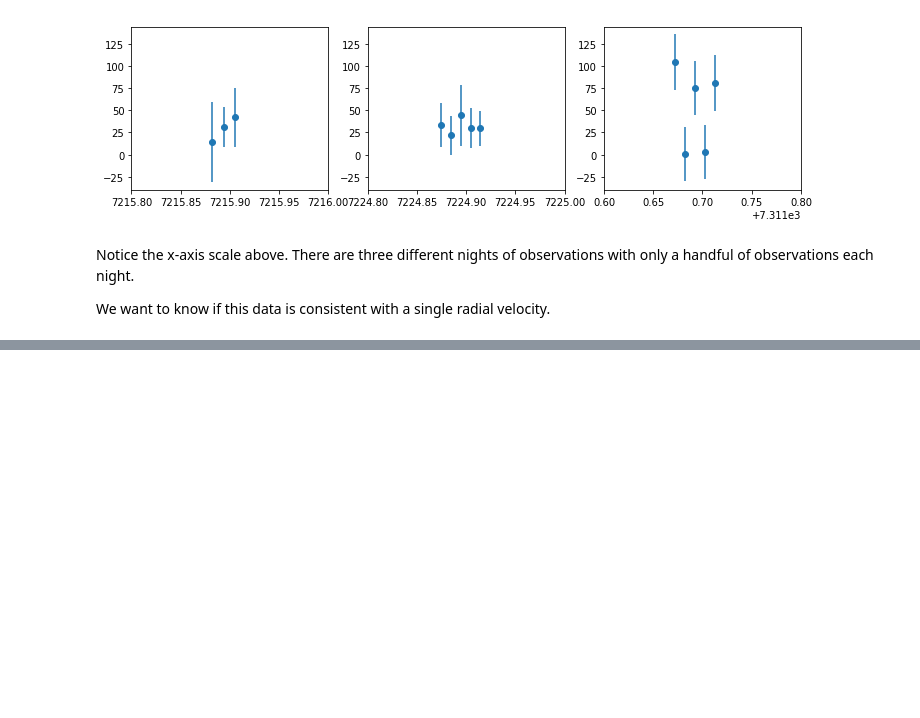
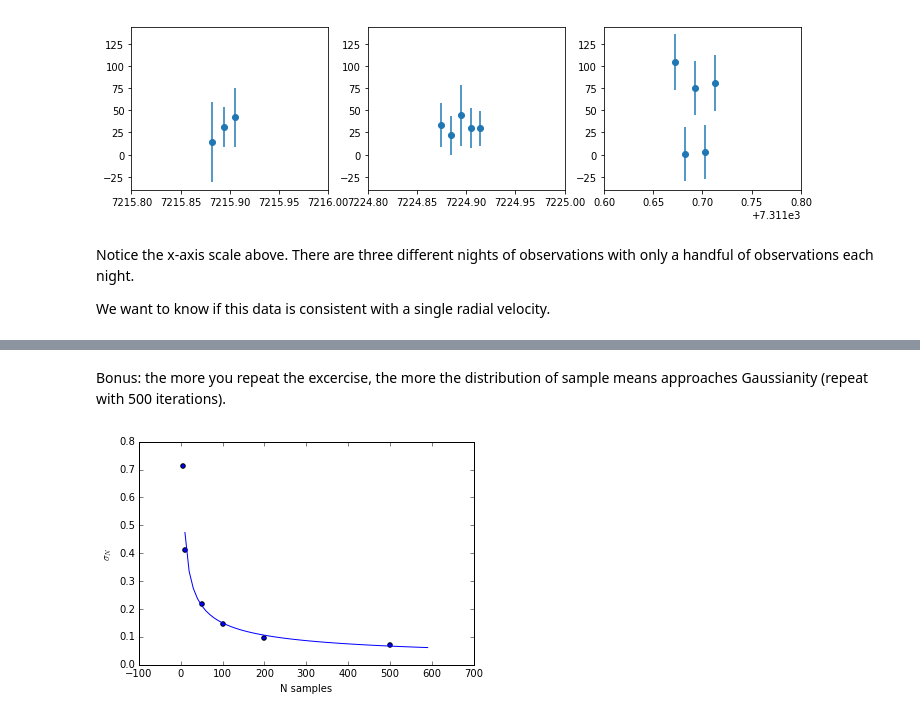
Before and after one commit to astroJeff/SMAC, a Jupyter notebook: Week_3/Distributions Continued - answer key.ipynb, the cells around one changed output, grey strips where cells are left out. Cells and saved outputs as stored; diff of their text form; code cells hidden in the pictures; blank space fills up the shorter version.

```diff
--- a/Week_3/Distributions Continued - answer key.ipynb
+++ b/Week_3/Distributions Continued - answer key.ipynb
@@ -172,0 +229,27 @@ We want to know if this data is consistent with a single radial velocity.
+# %% [markdown]
+Bonus: the more you repeat the excercise, the more the distribution of sample means approaches Gaussianity (repeat with 500 iterations).
+# %%
+Ns = [5,10,50,100,200,500]
+spread = []
+for N in Ns:
+    sample_means = []
+    # Repeat drawing samples and averaging this many times
+    Nrepeats = 100
+    for i in range(Nrepeats):
+        # draw N samples
+        y = stats.norm.rvs(loc=parent_mean, scale=parent_spread, size=N)
+        # compute their mean
+        y_mean = np.mean(y)
+        # collect mean in a list
+        sample_means.append(y_mean)
+    spread.append(np.std(sample_means))
+
+# Plot spread of sample means versus N samples
+plt.scatter(Ns, spread)
+xs = np.arange(0,600,10)
+plt.plot(xs, parent_spread/np.sqrt(xs))
+plt.ylabel('$\sigma_N$')
+plt.xlabel('N samples')
+plt.show()
+# %% [output]
+[figure, added]
```
Also changed, not shown: parts of 3 cells of this notebook.
